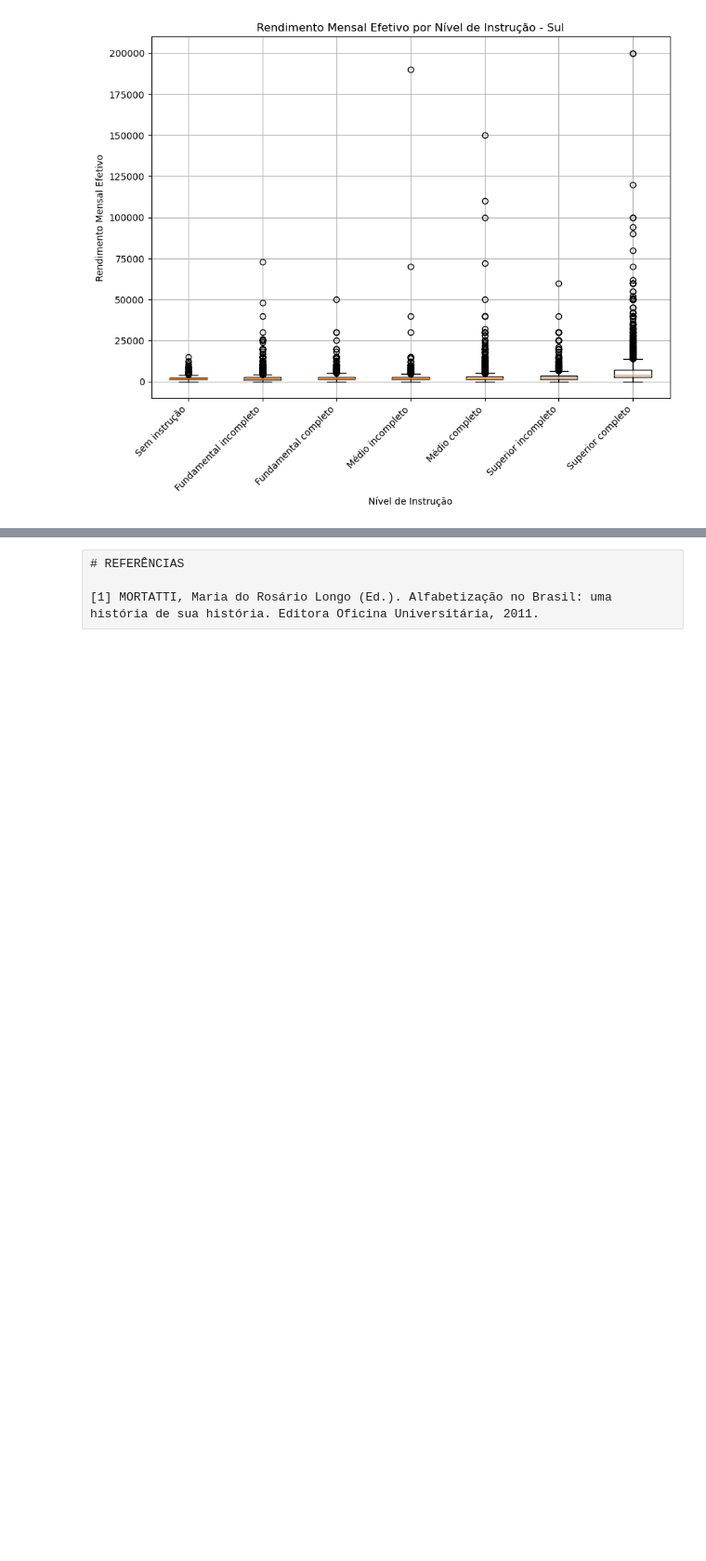
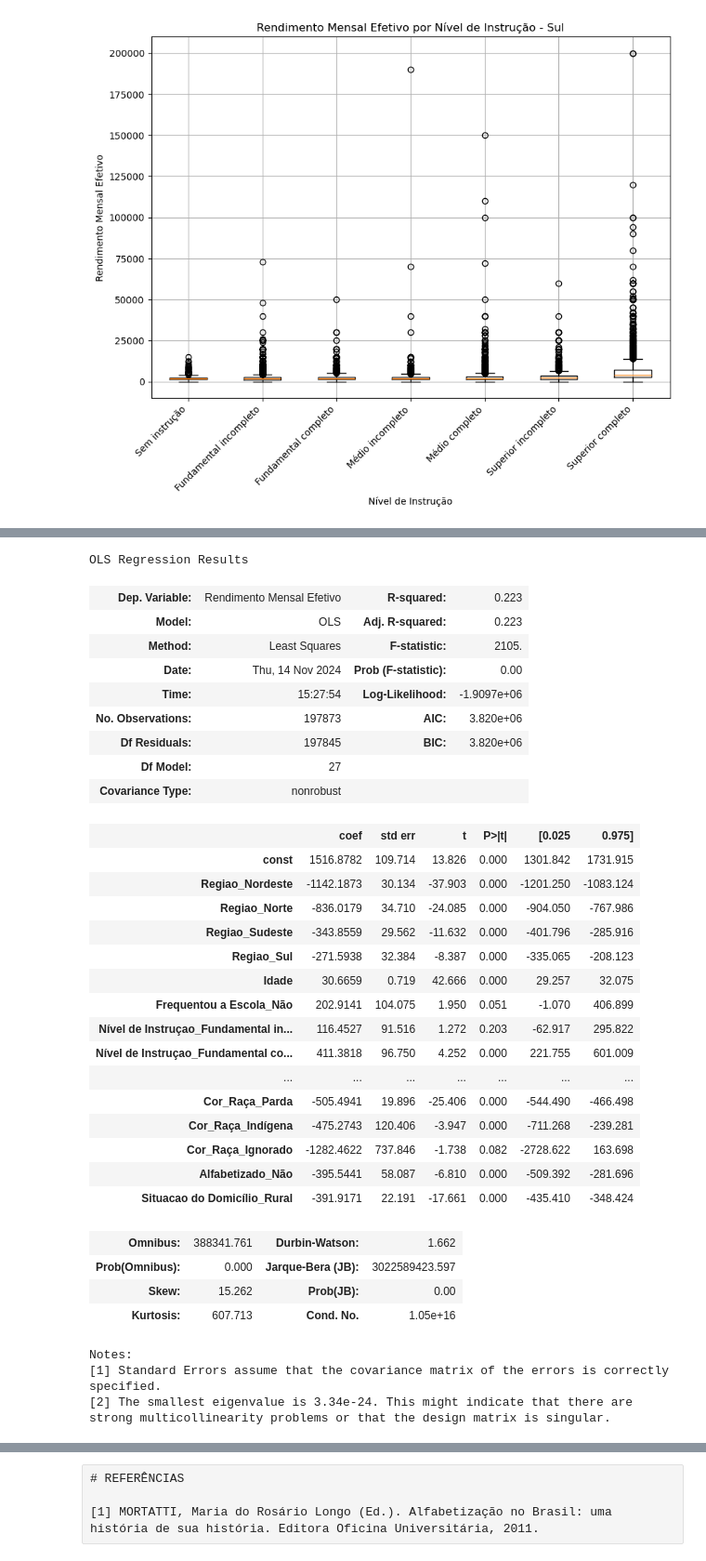
Before and after one commit to Dnimf/cdadosp3, a Jupyter notebook: Projeto_3 (2).ipynb, the cells around one changed output, grey strips where cells are left out. Shown at 93% size. Saved outputs shown, nothing was run; the diff lists cells and outputs as text; code cells hidden in the pictures; blank space fills up the shorter version.

```diff
--- a/Projeto_3 (2).ipynb
+++ b/Projeto_3 (2).ipynb
@@ -591,16 +615,62 @@ dados_colunas4
 # %%
-X = dados_colunas[['Sexo','Cor_Raça','Idade','Alfabetizado','Frequentou a Escola','Nível de Instruçao','Tipo de Ocupacao','Faixa de horas trabalhadas','Faixa de Rendimento [em SM]','Situacao do Domicílio','Regiao']]
-# X: coluna(s) do DataFrame utilizadas como variável(is) explicativas (FEATURES)
-
-Y = dados_colunas['Rendimento Mensal Efetivo']
-# Y: coluna do DataFrame utilizada como variável resposta (TARGET)
+X = dados_colunas4[['Regiao_Nordeste','Regiao_Norte','Regiao_Sudeste','Regiao_Sul','Idade',       'Frequentou a Escola_Não',
+       'Nível de Instruçao_Fundamental incompleto ou equivalente',
+       'Nível de Instruçao_Fundamental completo ou equivalente',
+       'Nível de Instruçao_Médio incompleto ou equivalente',
+       'Nível de Instruçao_Médio completo ou equivalente',
+       'Nível de Instruçao_Superior incompleto ou equivalente',
+       'Nível de Instruçao_Superior completo',
+        'Tipo de Ocupacao_Militar ou segurança pública',
+       'Tipo de Ocupacao_Empregado setor privado',
+       'Tipo de Ocupacao_Empregado setor público',
+       'Tipo de Ocupacao_Conta própria', 'Tipo de Ocupacao_Empregador',
+       'Tipo de Ocupacao_Trabalhador familiar não remunerado',
+       'Faixa de horas trabalhadas_15 a 39 horas',
+       'Faixa de horas trabalhadas_40 a 44 horas',
+        'Sexo_Mulher', 'Cor_Raça_Preta', 'Cor_Raça_Amarela', 'Cor_Raça_Parda',
+       'Cor_Raça_Indígena', 'Cor_Raça_Ignorado', 'Alfabetizado_Não','Situacao do Domicílio_Rural']]
+Y = dados_colunas4['Rendimento Mensal Efetivo']
 
 def regress(Y, X):
     X_cp = sm.add_constant(X)  # Adiciona o intercepto
     model = sm.OLS(Y, X_cp)    # Define o modelo de regressão
     results = model.fit()      # Ajusta o modelo aos dados
-
     return results
 
 results = regress(Y, X)
 results.summary()
+# %% [output]
+OLS Regression Results
+| Dep. Variable: | Rendimento Mensal Efetivo | R-squared: | 0.223 |
+| Model: | OLS | Adj. R-squared: | 0.223 |
+| Method: | Least Squares | F-statistic: | 2105. |
+| Date: | Thu, 14 Nov 2024 | Prob (F-statistic): | 0.00 |
+| Time: | 15:27:54 | Log-Likelihood: | -1.9097e+06 |
+| No. Observations: | 197873 | AIC: | 3.820e+06 |
+| Df Residuals: | 197845 | BIC: | 3.820e+06 |
+| Df Model: | 27 |  |  |
+| Covariance Type: | nonrobust |  |  |
+|  | coef | std err | t | P>|t| | [0.025 | 0.975] |
+| const | 1516.8782 | 109.714 | 13.826 | 0.000 | 1301.842 | 1731.915 |
+| Regiao_Nordeste | -1142.1873 | 30.134 | -37.903 | 0.000 | -1201.250 | -1083.124 |
+| Regiao_Norte | -836.0179 | 34.710 | -24.085 | 0.000 | -904.050 | -767.986 |
+| Regiao_Sudeste | -343.8559 | 29.562 | -11.632 | 0.000 | -401.796 | -285.916 |
+| Regiao_Sul | -271.5938 | 32.384 | -8.387 | 0.000 | -335.065 | -208.123 |
+| Idade | 30.6659 | 0.719 | 42.666 | 0.000 | 29.257 | 32.075 |
+| Frequentou a Escola_Não | 202.9141 | 104.075 | 1.950 | 0.051 | -1.070 | 406.899 |
+| Nível de Instruçao_Fundamental in... | 116.4527 | 91.516 | 1.272 | 0.203 | -62.917 | 295.822 |
+| Nível de Instruçao_Fundamental co... | 411.3818 | 96.750 | 4.252 | 0.000 | 221.755 | 601.009 |
+| ... | ... | ... | ... | ... | ... | ... |
+| Cor_Raça_Parda | -505.4941 | 19.896 | -25.406 | 0.000 | -544.490 | -466.498 |
+| Cor_Raça_Indígena | -475.2743 | 120.406 | -3.947 | 0.000 | -711.268 | -239.281 |
+| Cor_Raça_Ignorado | -1282.4622 | 737.846 | -1.738 | 0.082 | -2728.622 | 163.698 |
+| Alfabetizado_Não | -395.5441 | 58.087 | -6.810 | 0.000 | -509.392 | -281.696 |
+| Situacao do Domicílio_Rural | -391.9171 | 22.191 | -17.661 | 0.000 | -435.410 | -348.424 |
+| Omnibus: | 388341.761 | Durbin-Watson: | 1.662 |
+| Prob(Omnibus): | 0.000 | Jarque-Bera (JB): | 3022589423.597 |
+| Skew: | 15.262 | Prob(JB): | 0.00 |
+| Kurtosis: | 607.713 | Cond. No. | 1.05e+16 |
+Notes:
+[1] Standard Errors assume that the covariance matrix of the errors is correctly specified.
+[2] The smallest eigenvalue is 3.34e-24. This might indicate that there are
+strong multicollinearity problems or that the design matrix is singular.
```
Also changed, not shown: parts of 8 cells of this notebook.
